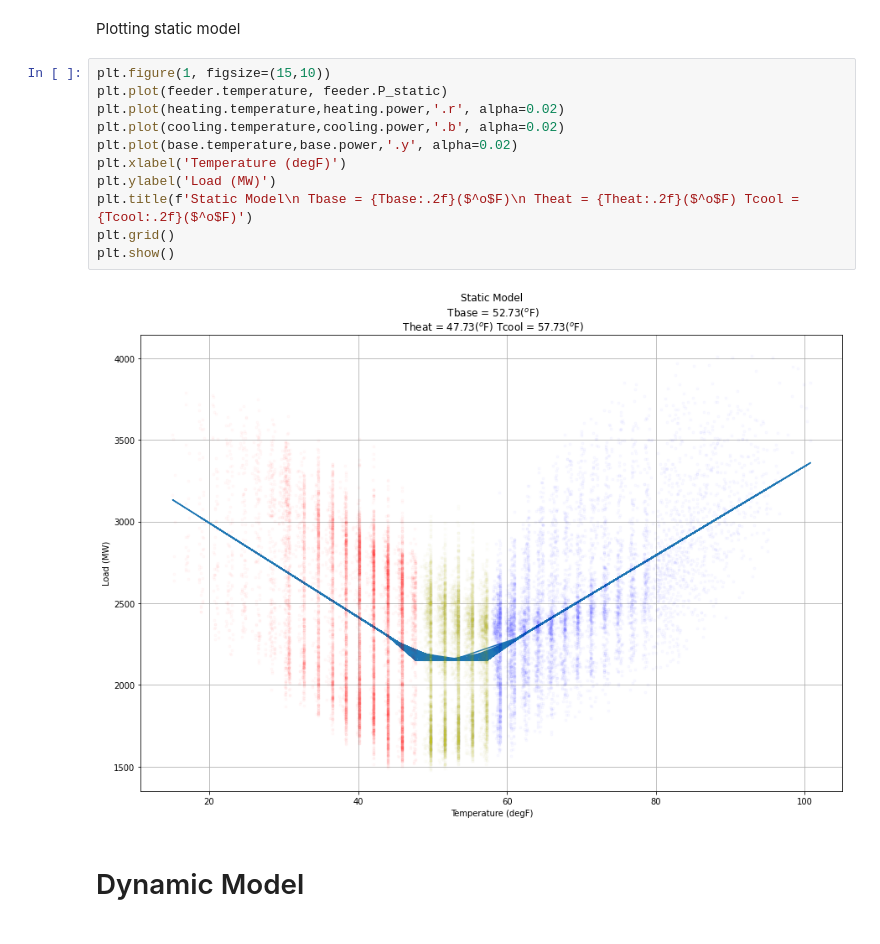
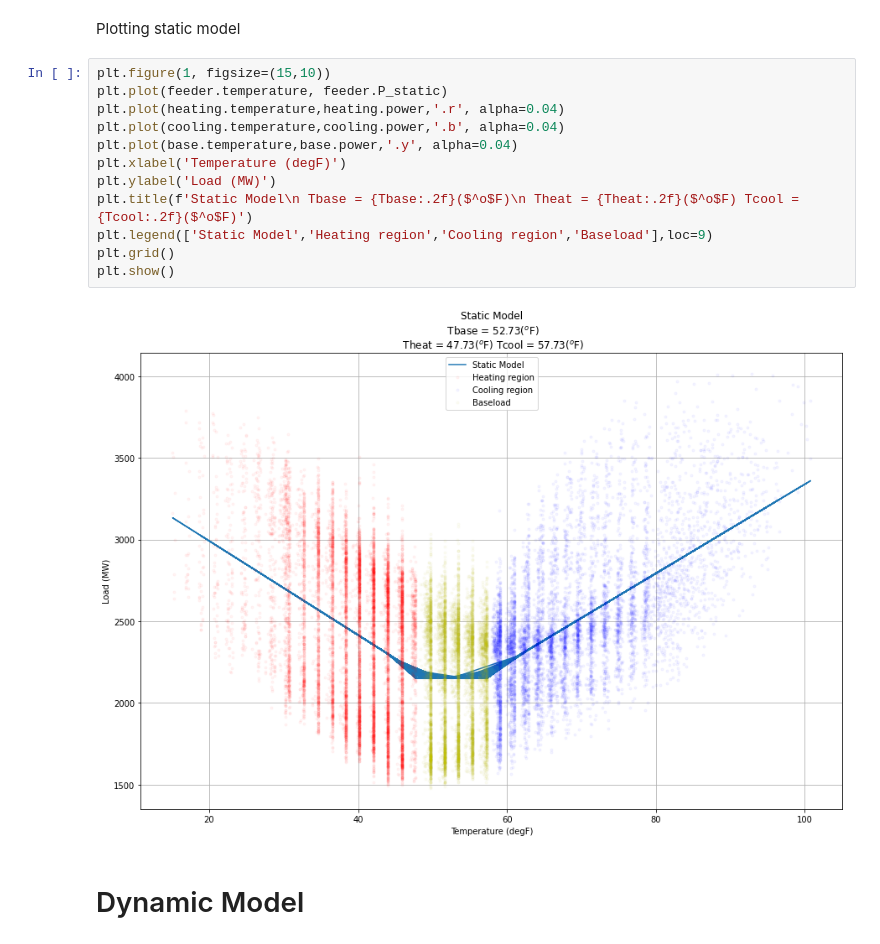
Before and after one commit to slacgismo/advanced-load-modeling, a Jupyter notebook: Methodology/Advanced_load_model.ipynb, the cells around one changed output. Drawn from its saved outputs; the diff is of its cells as text.

```diff
--- a/Methodology/Advanced_load_model.ipynb
+++ b/Methodology/Advanced_load_model.ipynb
@@ -127,16 +127,17 @@ Plotting static model
 # %%
 plt.figure(1, figsize=(15,10))
 plt.plot(feeder.temperature, feeder.P_static)
-plt.plot(heating.temperature,heating.power,'.r', alpha=0.02)
-plt.plot(cooling.temperature,cooling.power,'.b', alpha=0.02)
-plt.plot(base.temperature,base.power,'.y', alpha=0.02)
+plt.plot(heating.temperature,heating.power,'.r', alpha=0.04)
+plt.plot(cooling.temperature,cooling.power,'.b', alpha=0.04)
+plt.plot(base.temperature,base.power,'.y', alpha=0.04)
 plt.xlabel('Temperature (degF)')
 plt.ylabel('Load (MW)')
 plt.title(f'Static Model\n Tbase = {Tbase:.2f}($^o$F)\n Theat = {Theat:.2f}($^o$F) Tcool = {Tcool:.2f}($^o$F)')
+plt.legend(['Static Model','Heating region','Cooling region','Baseload'],loc=9)
 plt.grid()
 plt.show()
 # %% [output]
-[figure, old version]
+[figure, new version]
 # %% [markdown]
 # Dynamic Model
 # %% [markdown]
```
